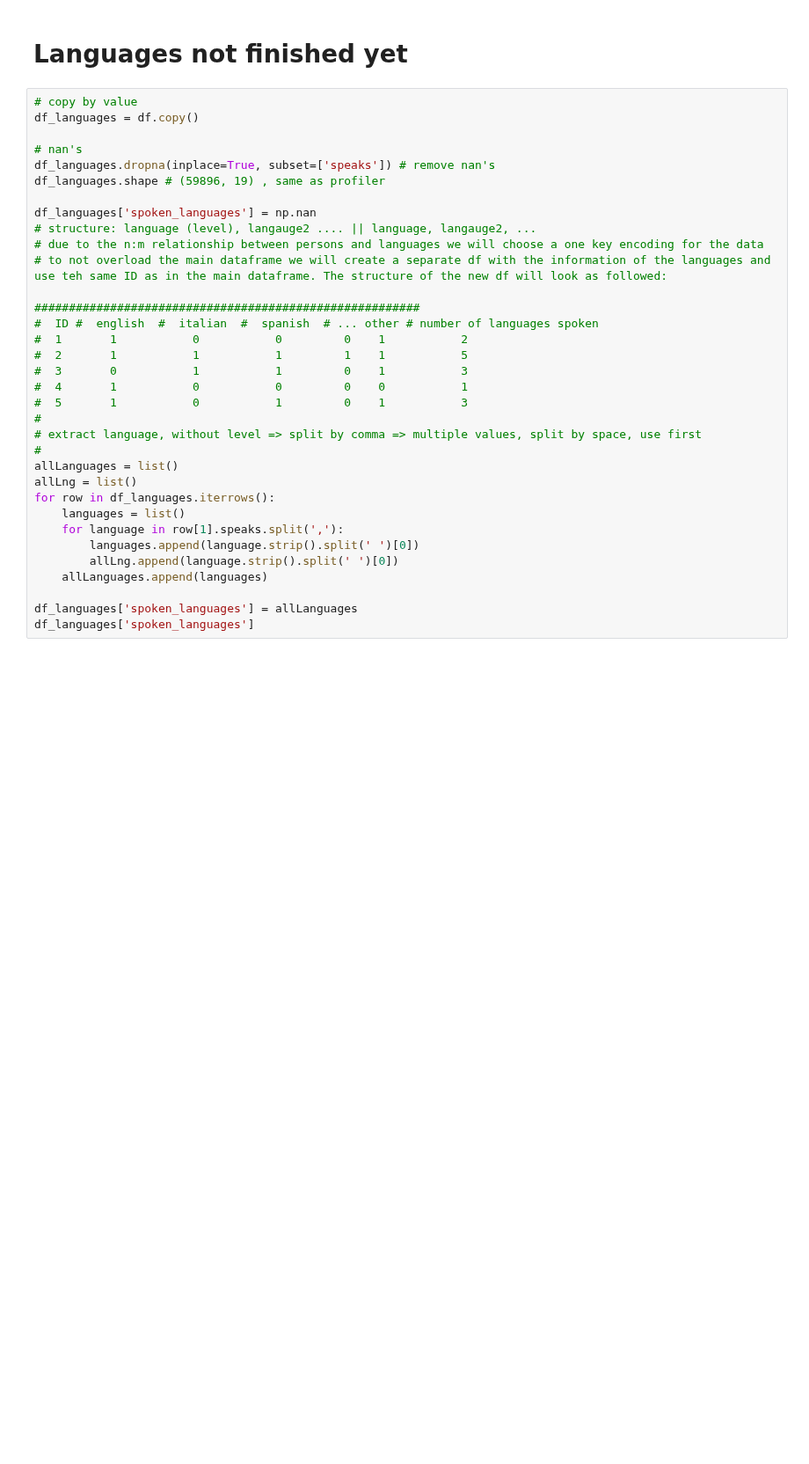
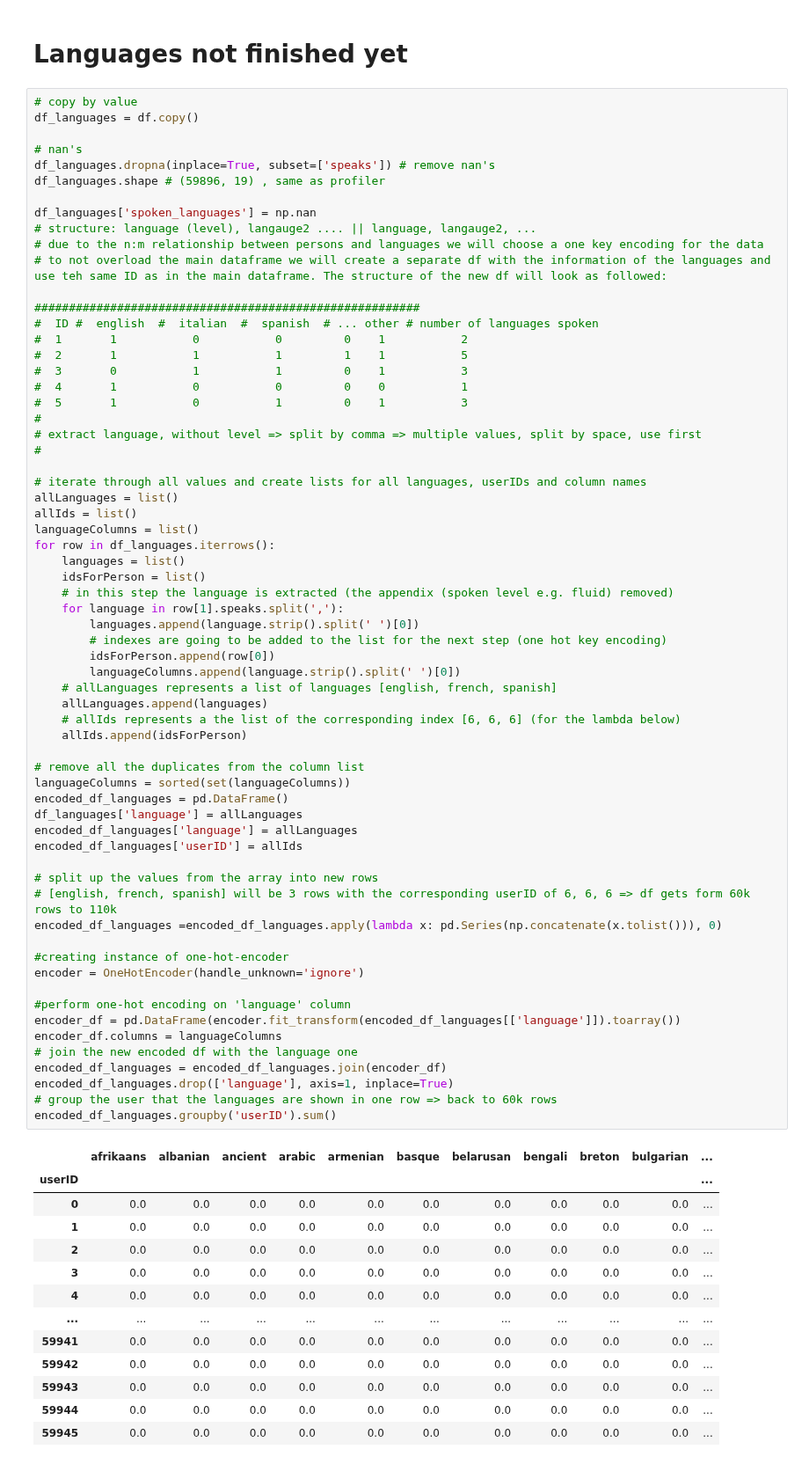
Before and after one commit to HuberNicolas/okcupid-explorer, a Jupyter notebook: backend/src/data-cleaning.ipynb, the cells around one changed output. Shown at 88% size. Cells and saved outputs as stored; diff of their text form; blank space fills up the shorter version.

Commit message:
added language encoding

```diff
--- a/backend/src/data-cleaning.ipynb
+++ b/backend/src/data-cleaning.ipynb
@@ -69,34 +93,78 @@ df_zodiac[['sign', 'sign-extracted', 'sign-modifier-extracted', 'sign-modifier-e
 # %%
 # copy by value
 df_languages = df.copy()
 
 # nan's
 df_languages.dropna(inplace=True, subset=['speaks']) # remove nan's
 df_languages.shape # (59896, 19) , same as profiler
 
 df_languages['spoken_languages'] = np.nan
 # structure: language (level), langauge2 .... || language, langauge2, ...
 # due to the n:m relationship between persons and languages we will choose a one key encoding for the data
 # to not overload the main dataframe we will create a separate df with the information of the languages and use teh same ID as in the main dataframe. The structure of the new df will look as followed:
 
 ########################################################
 #  ID #  english  #  italian  #  spanish  # ... other # number of languages spoken
 #  1       1           0           0         0    1           2
 #  2       1           1           1         1    1           5
 #  3       0           1           1         0    1           3
 #  4       1           0           0         0    0           1
 #  5       1           0           1         0    1           3
 #
 # extract language, without level => split by comma => multiple values, split by space, use first
 #
+
+# iterate through all values and create lists for all languages, userIDs and column names
 allLanguages = list()
-allLng = list()
+allIds = list()
+languageColumns = list()
 for row in df_languages.iterrows():
     languages = list()
+    idsForPerson = list()
+    # in this step the language is extracted (the appendix (spoken level e.g. fluid) removed)
     for language in row[1].speaks.split(','):
         languages.append(language.strip().split(' ')[0])
-        allLng.append(language.strip().split(' ')[0])
+        # indexes are going to be added to the list for the next step (one hot key encoding)
+        idsForPerson.append(row[0])
+        languageColumns.append(language.strip().split(' ')[0])
+    # allLanguages represents a list of languages [english, french, spanish]
     allLanguages.append(languages)
+    # allIds represents a the list of the corresponding index [6, 6, 6] (for the lambda below)
+    allIds.append(idsForPerson)
 
-df_languages['spoken_languages'] = allLanguages
-df_languages['spoken_languages']
+# remove all the duplicates from the column list
+languageColumns = sorted(set(languageColumns))
+encoded_df_languages = pd.DataFrame()
+df_languages['language'] = allLanguages
+encoded_df_languages['language'] = allLanguages
+encoded_df_languages['userID'] = allIds
+
+# split up the values from the array into new rows
+# [english, french, spanish] will be 3 rows with the corresponding userID of 6, 6, 6 => df gets form 60k rows to 110k
+encoded_df_languages =encoded_df_languages.apply(lambda x: pd.Series(np.concatenate(x.tolist())), 0)
+
+#creating instance of one-hot-encoder
+encoder = OneHotEncoder(handle_unknown='ignore')
+
+#perform one-hot encoding on 'language' column
+encoder_df = pd.DataFrame(encoder.fit_transform(encoded_df_languages[['language']]).toarray())
+encoder_df.columns = languageColumns
+# join the new encoded df with the language one
+encoded_df_languages = encoded_df_languages.join(encoder_df)
+encoded_df_languages.drop(['language'], axis=1, inplace=True)
+# group the user that the languages are shown in one row => back to 60k rows
+encoded_df_languages.groupby('userID').sum()
+# %% [output]
+|  | afrikaans | albanian | ancient | arabic | armenian | basque | belarusan | bengali | breton | bulgarian | ... |
+| userID |  |  |  |  |  |  |  |  |  |  | ... |
+| 0 | 0.0 | 0.0 | 0.0 | 0.0 | 0.0 | 0.0 | 0.0 | 0.0 | 0.0 | 0.0 | ... |
+| 1 | 0.0 | 0.0 | 0.0 | 0.0 | 0.0 | 0.0 | 0.0 | 0.0 | 0.0 | 0.0 | ... |
+| 2 | 0.0 | 0.0 | 0.0 | 0.0 | 0.0 | 0.0 | 0.0 | 0.0 | 0.0 | 0.0 | ... |
+| 3 | 0.0 | 0.0 | 0.0 | 0.0 | 0.0 | 0.0 | 0.0 | 0.0 | 0.0 | 0.0 | ... |
+| 4 | 0.0 | 0.0 | 0.0 | 0.0 | 0.0 | 0.0 | 0.0 | 0.0 | 0.0 | 0.0 | ... |
+| ... | ... | ... | ... | ... | ... | ... | ... | ... | ... | ... | ... |
+| 59941 | 0.0 | 0.0 | 0.0 | 0.0 | 0.0 | 0.0 | 0.0 | 0.0 | 0.0 | 0.0 | ... |
+| 59942 | 0.0 | 0.0 | 0.0 | 0.0 | 0.0 | 0.0 | 0.0 | 0.0 | 0.0 | 0.0 | ... |
+| 59943 | 0.0 | 0.0 | 0.0 | 0.0 | 0.0 | 0.0 | 0.0 | 0.0 | 0.0 | 0.0 | ... |
+| 59944 | 0.0 | 0.0 | 0.0 | 0.0 | 0.0 | 0.0 | 0.0 | 0.0 | 0.0 | 0.0 | ... |
+| 59945 | 0.0 | 0.0 | 0.0 | 0.0 | 0.0 | 0.0 | 0.0 | 0.0 | 0.0 | 0.0 | ... |
```
Also changed, not shown: parts of 7 cells of this notebook.
